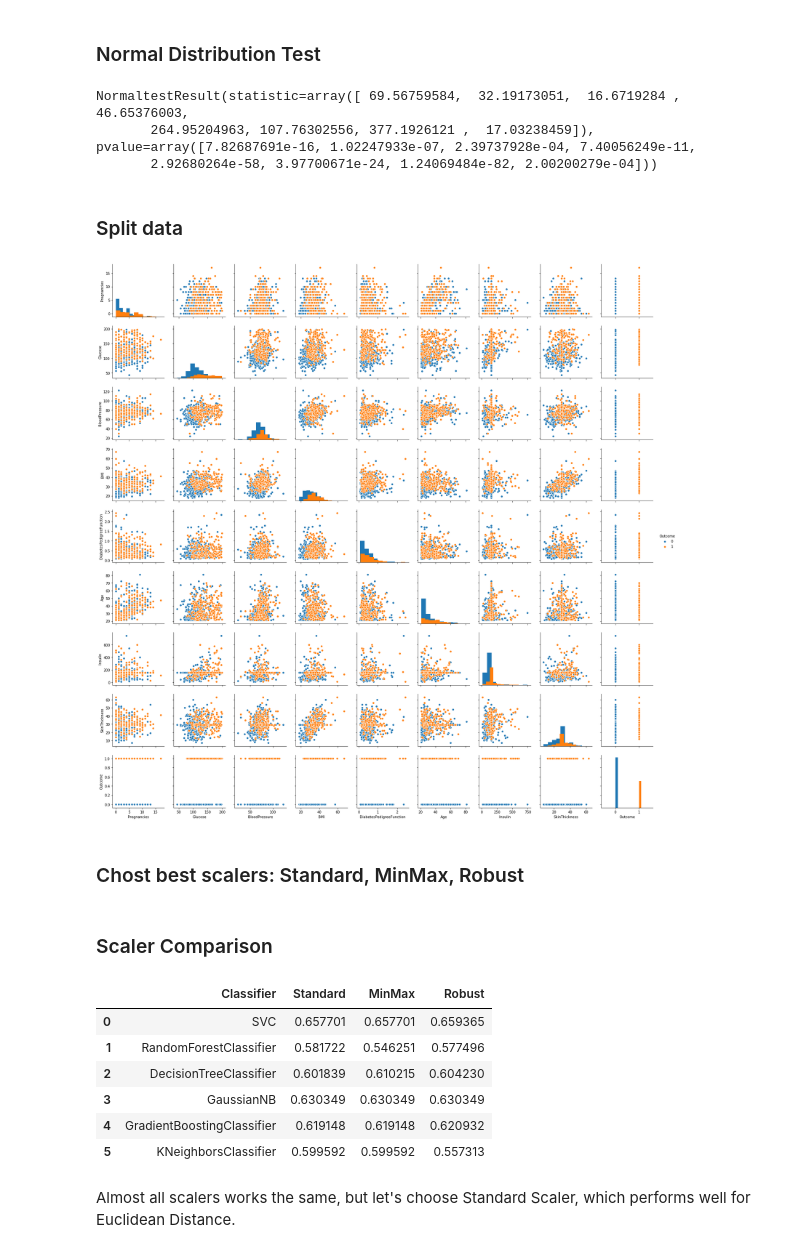
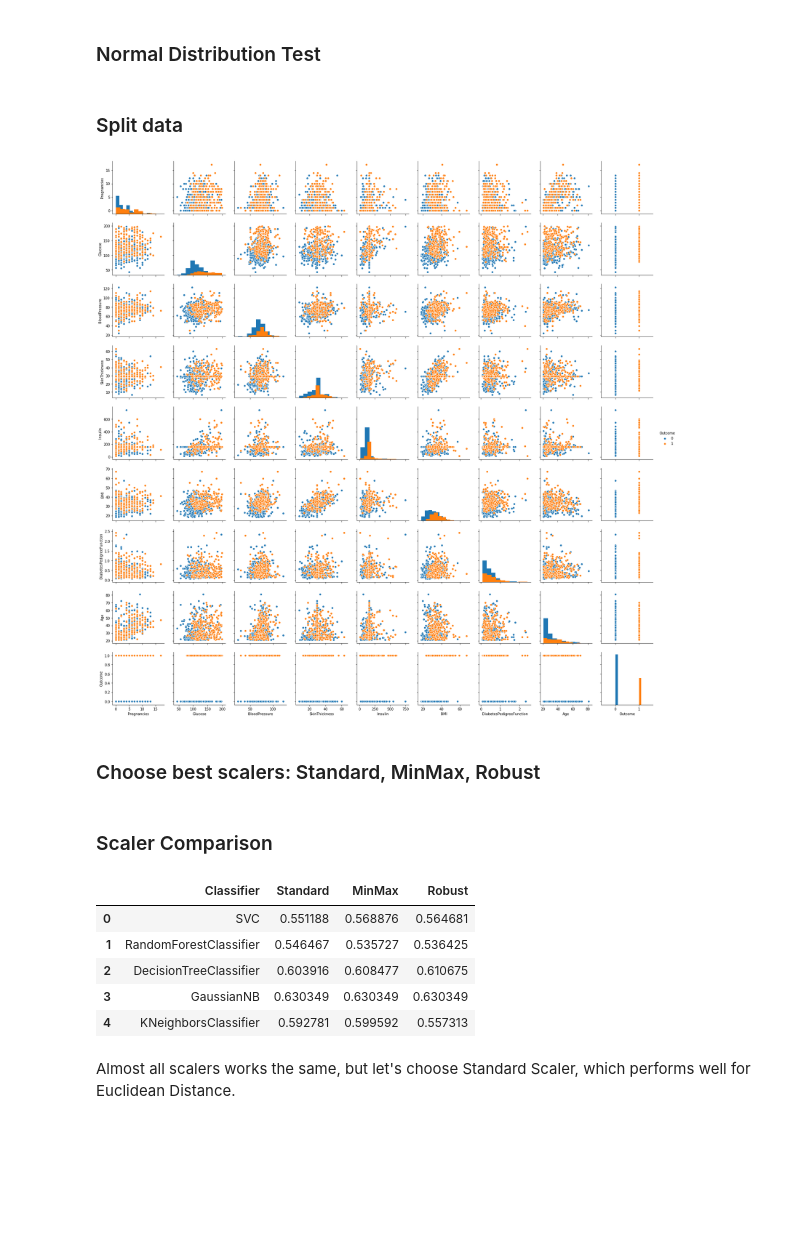
Before and after one commit to zhumazhenis/bigdata-project, a Jupyter notebook: Untitled.ipynb, the cells around one changed output. Drawn from its saved outputs; the diff is of its cells as text; code cells hidden in the pictures; blank space fills up the shorter version.

```diff
--- a/Untitled.ipynb
+++ b/Untitled.ipynb
@@ -121,10 +130,3 @@ Name: Outcome, dtype: int64
 Because of our data is slightly unbalanced (about 75%, 25%), we should not choose 'accuracy' metrics. Because, if we classify all samples as 0, then we already get 75% of accuracy, which is not acceptable. So, we choose f1 metrics, which considers precision and recall.
 # %% [markdown]
 ### Normal Distribution Test
-# %%
-trainFeatures, trainOutcome, testFeatures, testOutcome = splitData(data)
-stats.normaltest(trainFeatures)
-# %% [output]
-NormaltestResult(statistic=array([ 69.56759584,  32.19173051,  16.6719284 ,  46.65376003,
-       264.95204963, 107.76302556, 377.1926121 ,  17.03238459]), pvalue=array([7.82687691e-16, 1.02247933e-07, 2.39737928e-04, 7.40056249e-11,
-       2.92680264e-58, 3.97700671e-24, 1.24069484e-82, 2.00200279e-04]))
@@ -146,11 +147,9 @@ xTrain, yTrain, xTest, yTest = splitData(data)
 # %%
-trainDataCopy = xTrain.copy()
-trainDataCopy['Outcome'] = yTrain
-sns.pairplot(trainDataCopy, hue = 'Outcome', diag_kind='hist')
+sns.pairplot(trainData, hue = 'Outcome', diag_kind='hist')
 plt.show()
 # %% [output]
-[figure, old version]
+[figure, new version]
 # %% [markdown]
-### Chost best scalers: Standard, MinMax, Robust
+### Choose best scalers: Standard, MinMax, Robust
 # %%
 # Standard scale
@@ -188,22 +187,38 @@ def compareScalers(modelsMap, data):
     }
     for name, model in modelsMap.items():
         scoring = make_scorer(f1_score)
+
         # StandardScaler
-        minMaxScaledData = minMaxScale(data)
-        trainFeaturesMinMax, trainOutcomeMinMax, testFeaturesMinMax, testOutcomeMinMax = splitData(minMaxScaledData)
-        crossValidationResult = cross_val_score(model, trainFeaturesMinMax, trainOutcomeMinMax, cv = 5, scoring = scoring)
+        featureColumns = ['Pregnancies', 'Glucose', 'BloodPressure', 'BMI', 'DiabetesPedigreeFunction', 'Age', 'Insulin', 'SkinThickness']
+        outputColumn = 'Outcome'
+        standardScaledData = standardScale(data, featureColumns)
+        trainData, testData = train_test_split(standardScaledData, test_size=0.20, random_state=66, stratify=standardScaledData['Outcome'])
+
+        trainFeatures, trainOutcome = trainData[featureColumns], trainData[outputColumn]
+        testFeatures, testOutcome = testData[featureColumns], testData[outputColumn]
+        crossValidationResult = cross_val_score(model, trainFeatures, trainOutcome, cv = 5, scoring = scoring)
         result['Standard'].append(crossValidationResult.mean())
 
         # MinMaxScaler
-        minMaxScaledData = minMaxScale(data)
-        trainFeaturesMinMax, trainOutcomeMinMax, testFeaturesMinMax, testOutcomeMinMax = splitData(minMaxScaledData)
-        crossValidationResult = cross_val_score(model, trainFeaturesMinMax, trainOutcomeMinMax, cv = 5, scoring = scoring)
+        featureColumns = ['Pregnancies', 'Glucose', 'BloodPressure', 'BMI', 'DiabetesPedigreeFunction', 'Age', 'Insulin', 'SkinThickness']
+        outputColumn = 'Outcome'
+        minMaxScaledData = minMaxScale(data, featureColumns)
+        trainData, testData = train_test_split(minMaxScaledData, test_size=0.20, random_state=66, stratify=minMaxScaledData['Outcome'])
+
+        trainFeatures, trainOutcome = trainData[featureColumns], trainData[outputColumn]
+        testFeatures, testOutcome = testData[featureColumns], testData[outputColumn]
+        crossValidationResult = cross_val_score(model, trainFeatures, trainOutcome, cv = 5, scoring = scoring)
         result['MinMax'].append(crossValidationResult.mean())
 
         # RobustScaler
-        robustScaledData = robustScale(data)
-        trainFeaturesRobust, trainOutcomeRobust, testFeaturesRobust, testOutcomeRobust = splitData(robustScaledData)
-        crossValidationResult = cross_val_score(model, trainFeaturesRobust, trainOutcomeRobust, cv = 5, scoring = scoring)
+        featureColumns = ['Pregnancies', 'Glucose', 'BloodPressure', 'BMI', 'DiabetesPedigreeFunction', 'Age', 'Insulin', 'SkinThickness']
+        outputColumn = 'Outcome'
+        robustScaledData = robustScale(data, featureColumns)
+        trainData, testData = train_test_split(robustScaledData, test_size=0.20, random_state=66, stratify=robustScaledData['Outcome'])
+
+        trainFeatures, trainOutcome = trainData[featureColumns], trainData[outputColumn]
+        testFeatures, testOutcome = testData[featureColumns], testData[outputColumn]
+        crossValidationResult = cross_val_score(model, trainFeatures, trainOutcome, cv = 5, scoring = scoring)
         result['Robust'].append(crossValidationResult.mean())
 
         result['Classifier'].append(name)
@@ -215,19 +230,17 @@ modelsMap = {
     'RandomForestClassifier': RandomForestClassifier(), # has feature_importances_
     'DecisionTreeClassifier': DecisionTreeClassifier(), # has feature_importances_
     'GaussianNB': GaussianNB(),
-    'GradientBoostingClassifier': GradientBoostingClassifier(), # has feature_importances_
     'KNeighborsClassifier': KNeighborsClassifier()
 }
 
 compareScalers(modelsMap, data)
 # %% [output]
 |  | Classifier | Standard | MinMax | Robust |
-| 0 | SVC | 0.657701 | 0.657701 | 0.659365 |
-| 1 | RandomForestClassifier | 0.581722 | 0.546251 | 0.577496 |
-| 2 | DecisionTreeClassifier | 0.601839 | 0.610215 | 0.604230 |
+| 0 | SVC | 0.551188 | 0.568876 | 0.564681 |
+| 1 | RandomForestClassifier | 0.546467 | 0.535727 | 0.536425 |
+| 2 | DecisionTreeClassifier | 0.603916 | 0.608477 | 0.610675 |
 | 3 | GaussianNB | 0.630349 | 0.630349 | 0.630349 |
-| 4 | GradientBoostingClassifier | 0.619148 | 0.619148 | 0.620932 |
-| 5 | KNeighborsClassifier | 0.599592 | 0.599592 | 0.557313 |
+| 4 | KNeighborsClassifier | 0.592781 | 0.599592 | 0.557313 |
 # %% [markdown]
 Almost all scalers works the same, but let's choose Standard Scaler, which performs well for Euclidean Distance.
 # %% [markdown]
```
Also changed, not shown: parts of 33 cells of this notebook.
